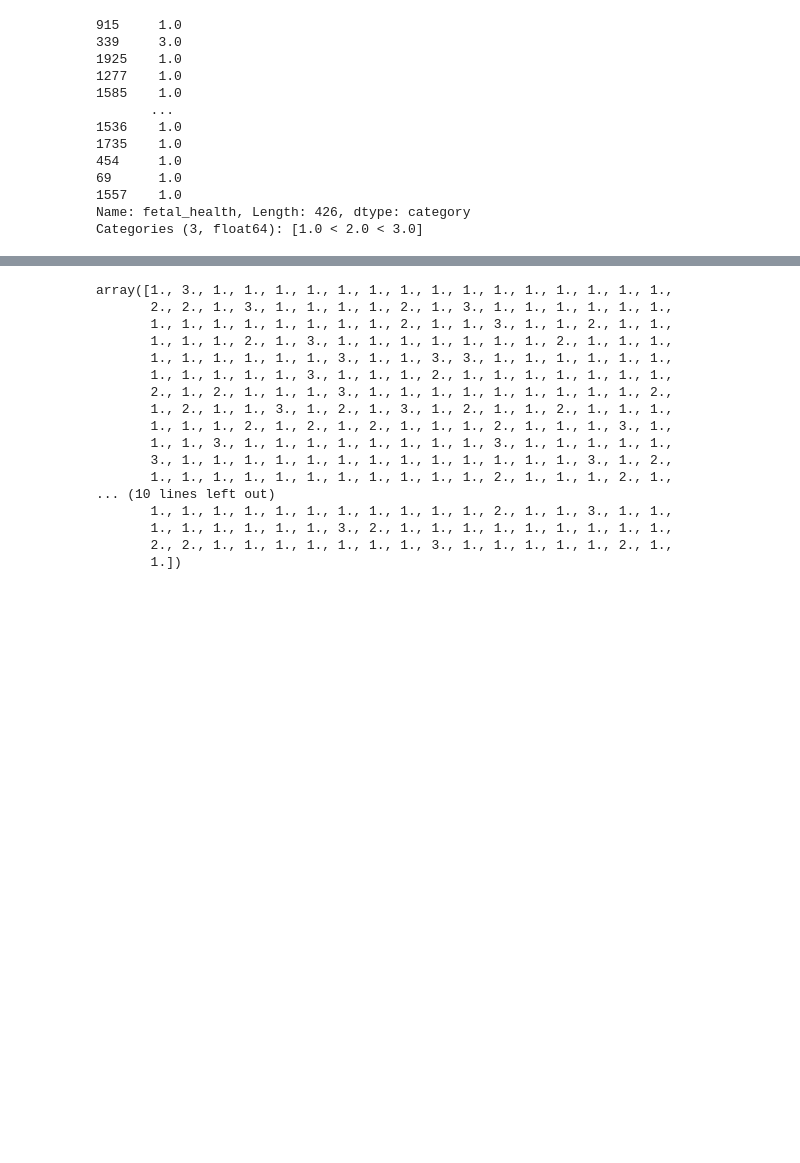
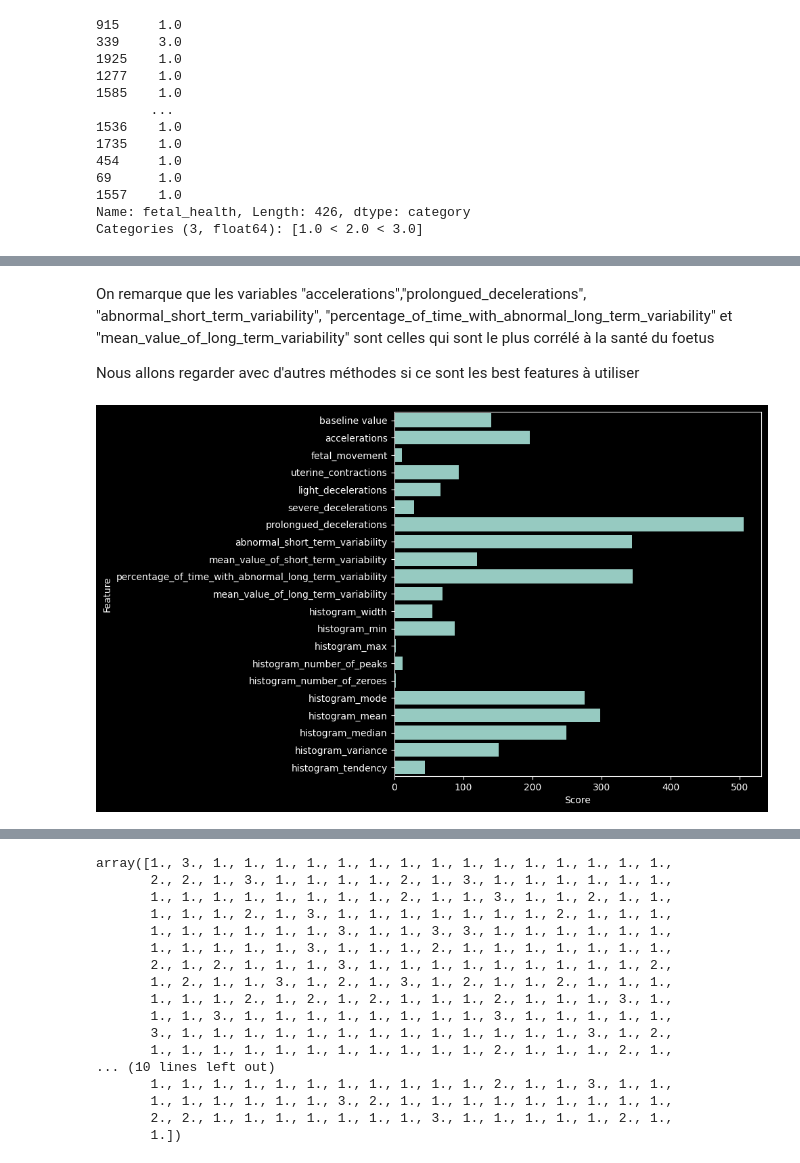
Before and after one commit to smanchajm/SY09-Fetal-Health-Prediction, a Jupyter notebook: supervised_prediction.ipynb, the cells around one changed output, grey strips where cells are left out. Cells and saved outputs as stored; diff of their text form; code cells hidden in the pictures; blank space fills up the shorter version.

```diff
--- a/supervised_prediction.ipynb
+++ b/supervised_prediction.ipynb
@@ -54,0 +74,27 @@ Categories (3, float64): [1.0 < 2.0 < 3.0]
+# %% [markdown]
+On remarque que les variables "accelerations","prolongued_decelerations", "abnormal_short_term_variability", "percentage_of_time_with_abnormal_long_term_variability" et "mean_value_of_long_term_variability" sont celles qui sont le plus corrélé  à la santé du foetus
+
+Nous allons regarder avec d'autres méthodes si ce sont les best features à utiliser
+# %%
+from sklearn.feature_selection import SelectKBest, chi2, mutual_info_classif, f_classif
+
+X= clean_data
+Y=data['fetal_health']
+
+# f_classif correspond a un test d'anova
+bestfeatures = SelectKBest(score_func=f_classif, k='all')
+
+fit = bestfeatures.fit(X,Y)
+
+# résultats
+dfscores = pd.DataFrame(fit.scores_)
+dfcolumns = pd.DataFrame(X.columns)
+
+featureScores = pd.concat([dfcolumns,dfscores],axis=1)
+featureScores.columns = ['Feature','Score']
+
+#Visualize the feature scores
+fig, ax=plt.subplots(figsize=(7,7))
+plot=sns.barplot(data=featureScores, x='Score', y='Feature',linewidth=0.5, orient='h')
+# %% [output]
+[figure, added]
```
Also changed, not shown: parts of 19 cells of this notebook, 1 other file.
